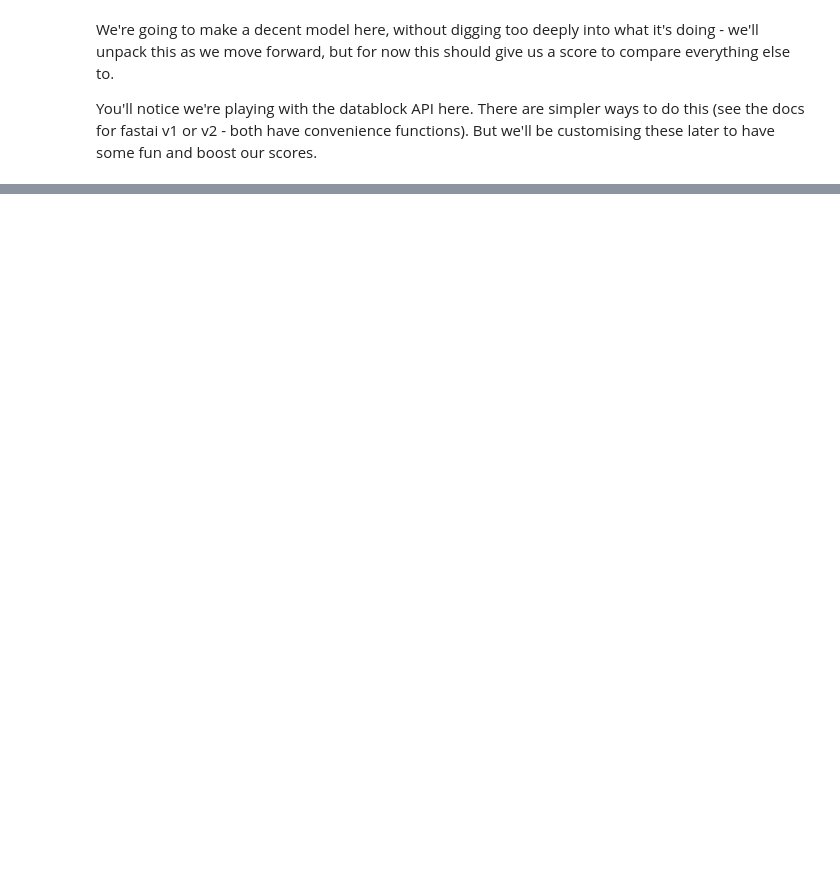
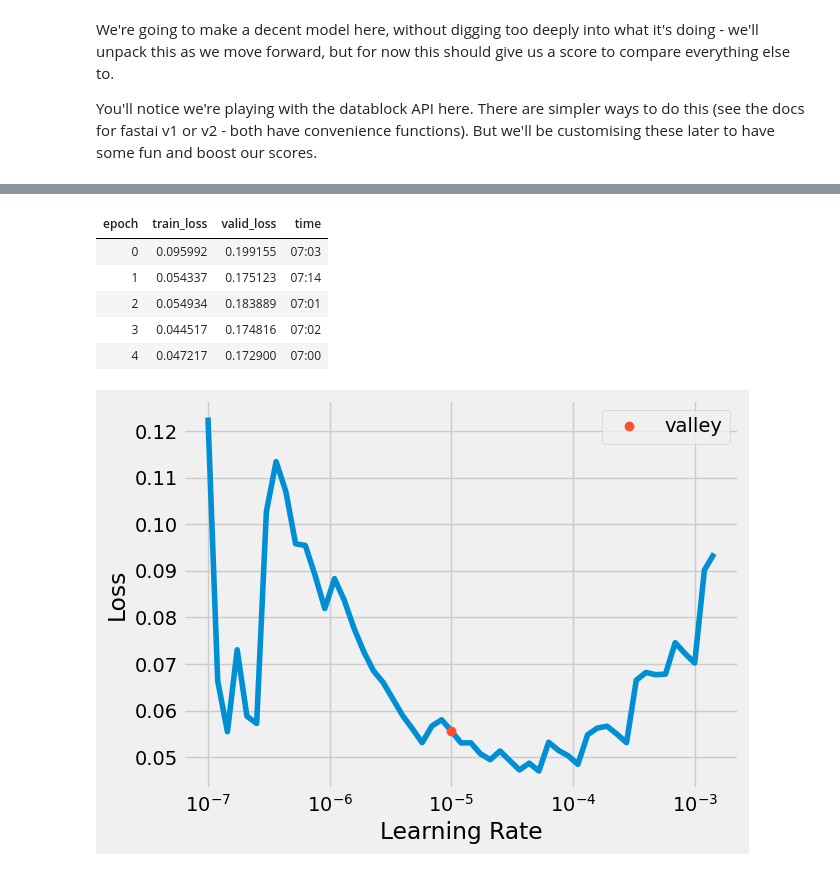
Before and after one commit to Virgo-Alpha/Mask_Detection, a Jupyter notebook: detector.ipynb, the cells around one changed output, grey strips where cells are left out. Saved outputs shown, nothing was run; the diff lists cells and outputs as text; code cells hidden in the pictures; blank space fills up the shorter version.

```diff
--- a/detector.ipynb
+++ b/detector.ipynb
@@ -554,3 +227,3 @@ dls.show_batch()
 # %%
 # Create the learner
-learn = cnn_learner(dls, resnet34)
+learn = vision_learner(dls, resnet34)
@@ -582,0 +300,7 @@ sub.to_csv("/content/drive/My Drive/Colab Notebooks/Data/masked_submission2.csv"
+# %%
+# Find a suitable learning rate
+lr_min = learn.lr_find()
+
+# Choose a learning rate(s) based on the plot generated by lr_find
+learn.fit_one_cycle(5, lr_max=lr_min)  # For example, using the minimum learning rate found
+# %% [output]
@@ -582,0 +308,7 @@ sub.to_csv("/content/drive/My Drive/Colab Notebooks/Data/masked_submission2.csv"
+| epoch | train_loss | valid_loss | time |
+| 0 | 0.095992 | 0.199155 | 07:03 |
+| 1 | 0.054337 | 0.175123 | 07:14 |
+| 2 | 0.054934 | 0.183889 | 07:01 |
+| 3 | 0.044517 | 0.174816 | 07:02 |
+| 4 | 0.047217 | 0.172900 | 07:00 |
+[figure, added]
```
Also changed, not shown: parts of 46 cells of this notebook.
